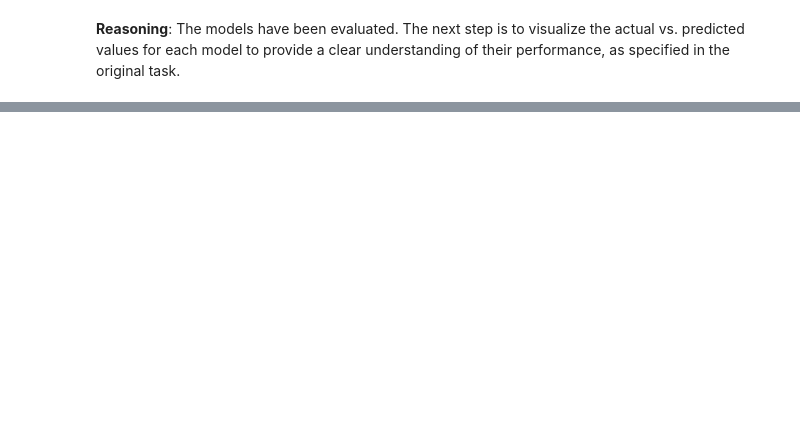
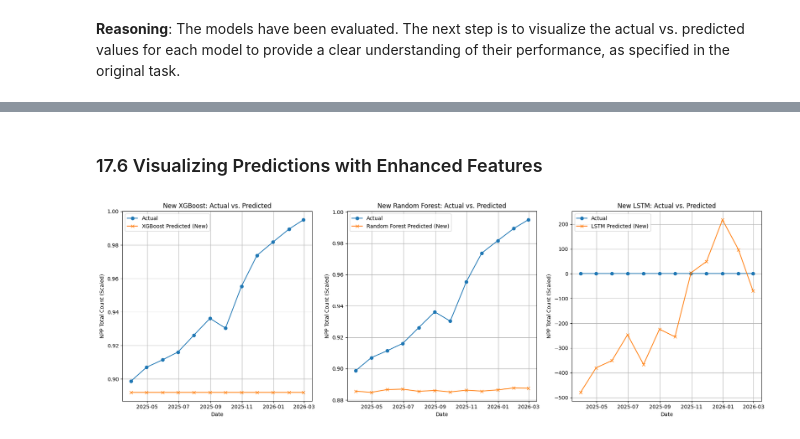
Before and after one commit to varunpkv/RBA-Payment-Trends-Capstone, a Jupyter notebook: RBA_Payment_Trends_Forecasting_and_Shift_Detection.ipynb, the cells around one changed output, grey strips where cells are left out. Drawn from its saved outputs; the diff is of its cells as text; code cells hidden in the pictures; blank space fills up the shorter version.

```diff
--- a/RBA_Payment_Trends_Forecasting_and_Shift_Detection.ipynb
+++ b/RBA_Payment_Trends_Forecasting_and_Shift_Detection.ipynb
@@ -1328,0 +1359,6 @@ While XGBoost and Random Forest showed some ability to follow the general shape
+# %%
+# Re-initialize and re-train the XGBoost Regressor model with enhanced features
+xgb_model_new = xgb.XGBRegressor(objective='reg:squarederror', n_estimators=100, learning_rate=0.1, random_state=42)
+xgb_model_new.fit(X_train_enh1, y_train_enh1)
+
+print("XGBoost Regressor model re-trained successfully with enhanced features.")
@@ -1328,0 +1369,6 @@ While XGBoost and Random Forest showed some ability to follow the general shape
+# %%
+# Re-initialize and re-train the Random Forest Regressor model with enhanced features
+rf_model_new = RandomForestRegressor(n_estimators=100, random_state=42)
+rf_model_new.fit(X_train_enh1, y_train_enh1)
+
+print("Random Forest Regressor model re-trained successfully with enhanced features.")
@@ -1328,0 +1399,7 @@ While XGBoost and Random Forest showed some ability to follow the general shape
+# %%
+# Make predictions on the test set with the new models
+xgb_predictions_new = xgb_model_new.predict(X_test_enh1)
+rf_predictions_new = rf_model_new.predict(X_test_enh1)
+lstm_predictions_new = lstm_model_new.predict(X_test_lstm_enh1)
+
+print("Predictions generated for new XGBoost, Random Forest, and LSTM models.")
@@ -1328,0 +1468,39 @@ While XGBoost and Random Forest showed some ability to follow the general shape
+# %% [markdown]
+### 17.6 Visualizing Predictions with Enhanced Features
+# %%
+plt.figure(figsize=(18, 6))
+
+# Plot Actual vs. Predicted for New XGBoost
+plt.subplot(1, 3, 1)
+plt.plot(y_test_enh1.index, y_test_enh1, label='Actual', marker='o')
+plt.plot(y_test_enh1.index, xgb_predictions_new, label='XGBoost Predicted (New)', marker='x')
+plt.title('New XGBoost: Actual vs. Predicted')
+plt.xlabel('Date')
+plt.ylabel('NPP Total Count (Scaled)')
+plt.legend()
+plt.grid(True)
+
+# Plot Actual vs. Predicted for New Random Forest
+plt.subplot(1, 3, 2)
+plt.plot(y_test_enh1.index, y_test_enh1, label='Actual', marker='o')
+plt.plot(y_test_enh1.index, rf_predictions_new, label='Random Forest Predicted (New)', marker='x')
+plt.title('New Random Forest: Actual vs. Predicted')
+plt.xlabel('Date')
+plt.ylabel('NPP Total Count (Scaled)')
+plt.legend()
+plt.grid(True)
+
+# Plot Actual vs. Predicted for New LSTM
+plt.subplot(1, 3, 3)
+plt.plot(y_test_enh1.index, y_test_enh1, label='Actual', marker='o')
+plt.plot(y_test_enh1.index, lstm_predictions_new, label='LSTM Predicted (New)', marker='x')
+plt.title('New LSTM: Actual vs. Predicted')
+plt.xlabel('Date')
+plt.ylabel('NPP Total Count (Scaled)')
+plt.legend()
+plt.grid(True)
+
+plt.tight_layout()
+plt.show()
+# %% [output]
+[figure, added]
```
Also changed, not shown: parts of 177 cells of this notebook.
